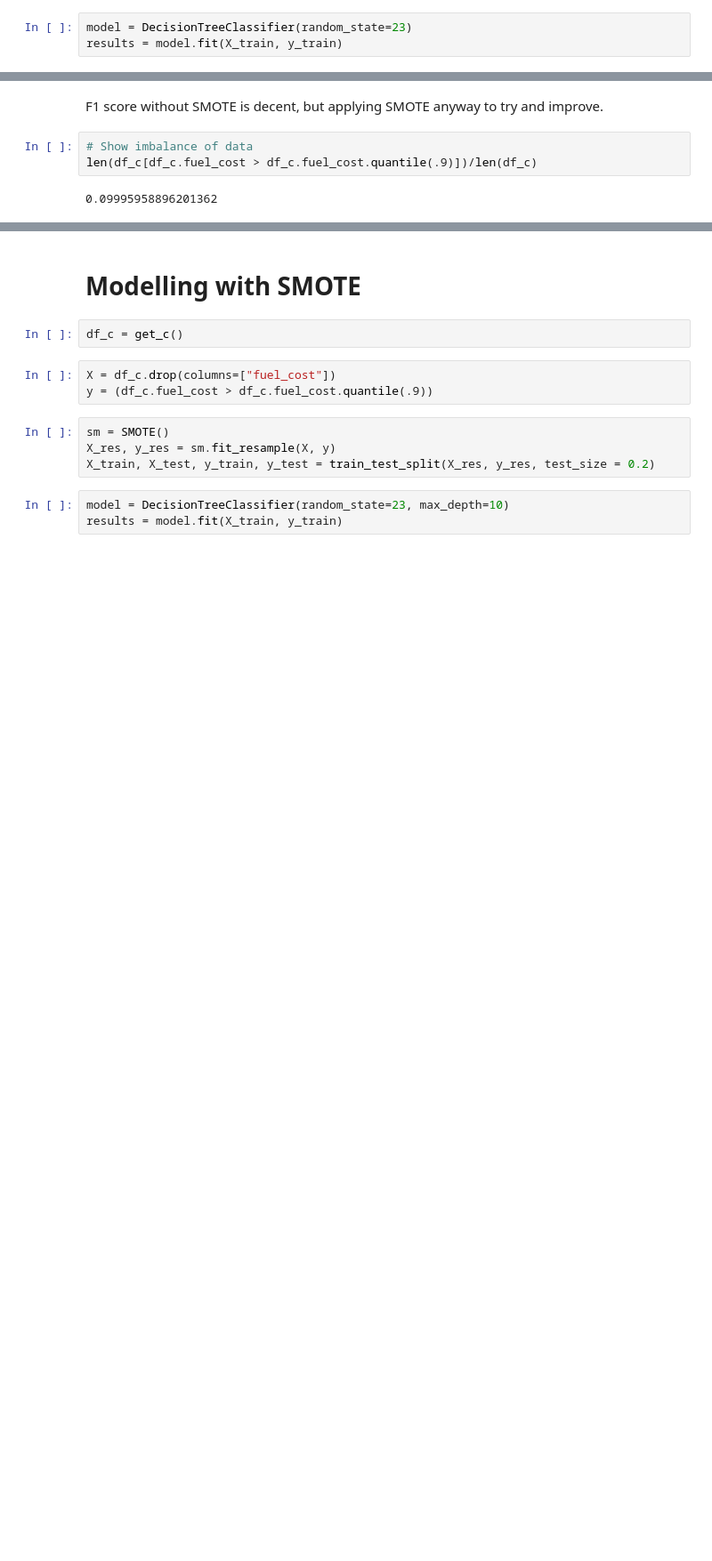
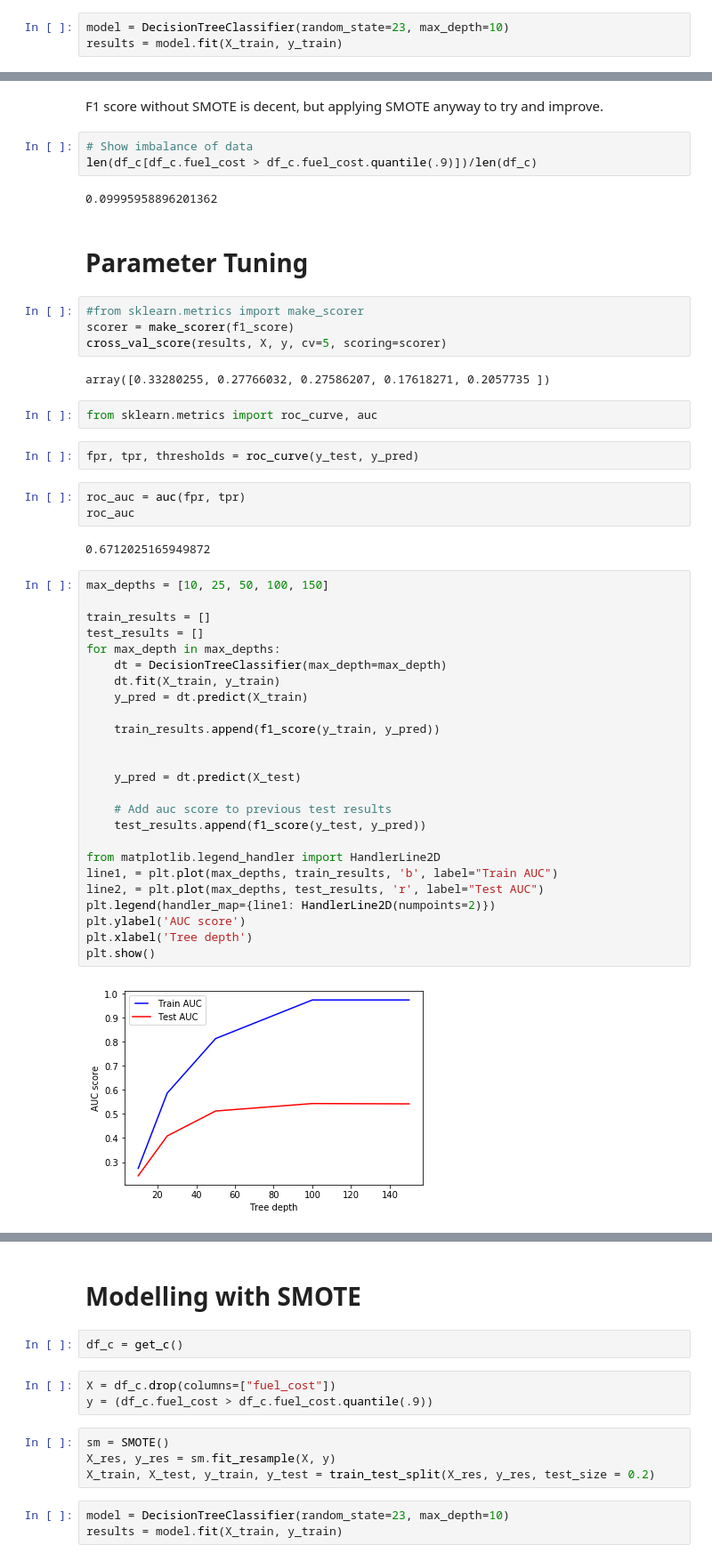
Before and after one commit to ortsed/eia-fuel-costs, a Jupyter notebook: 6-Other-Analysis.ipynb, the cells around one changed output, grey strips where cells are left out. Shown at 89% size. Saved outputs shown, nothing was run; the diff lists cells and outputs as text; blank space fills up the shorter version.

```diff
--- a/6-Other-Analysis.ipynb
+++ b/6-Other-Analysis.ipynb
@@ -175,7 +162,7 @@ y = (df_c.fuel_cost > df_c.fuel_cost.quantile(.9))
 
 X_train, X_test, y_train, y_test = train_test_split(X, y, test_size = 0.2)
 # %%
-model = DecisionTreeClassifier(random_state=23)
+model = DecisionTreeClassifier(random_state=23, max_depth=10)
 results = model.fit(X_train, y_train)
 # %%
 results.score(X_test, y_test)
@@ -235,3 +222,47 @@ F1 score without SMOTE is decent, but applying SMOTE anyway to try and improve.
 len(df_c[df_c.fuel_cost > df_c.fuel_cost.quantile(.9)])/len(df_c)
 # %% [output]
 0.09995958896201362
+# %% [markdown]
+# Parameter Tuning
+# %%
+#from sklearn.metrics import make_scorer
+scorer = make_scorer(f1_score)
+cross_val_score(results, X, y, cv=5, scoring=scorer)
+# %% [output]
+array([0.33280255, 0.27766032, 0.27586207, 0.17618271, 0.2057735 ])
+# %%
+from sklearn.metrics import roc_curve, auc
+# %%
+fpr, tpr, thresholds = roc_curve(y_test, y_pred)
+# %%
+roc_auc = auc(fpr, tpr)
+roc_auc
+# %% [output]
+0.6712025165949872
+# %%
+max_depths = [10, 25, 50, 100, 150]
+
+train_results = []
+test_results = []
+for max_depth in max_depths:
+    dt = DecisionTreeClassifier(max_depth=max_depth)
+    dt.fit(X_train, y_train)
+    y_pred = dt.predict(X_train)
+
+    train_results.append(f1_score(y_train, y_pred))
+
+
+    y_pred = dt.predict(X_test)
+
+    # Add auc score to previous test results
+    test_results.append(f1_score(y_test, y_pred))
+
+from matplotlib.legend_handler import HandlerLine2D
+line1, = plt.plot(max_depths, train_results, 'b', label="Train AUC")
+line2, = plt.plot(max_depths, test_results, 'r', label="Test AUC")
+plt.legend(handler_map={line1: HandlerLine2D(numpoints=2)})
+plt.ylabel('AUC score')
+plt.xlabel('Tree depth')
+plt.show()
+# %% [output]
+[figure, added]
```
Also changed, not shown: parts of 28 cells of this notebook, 5 other files.
